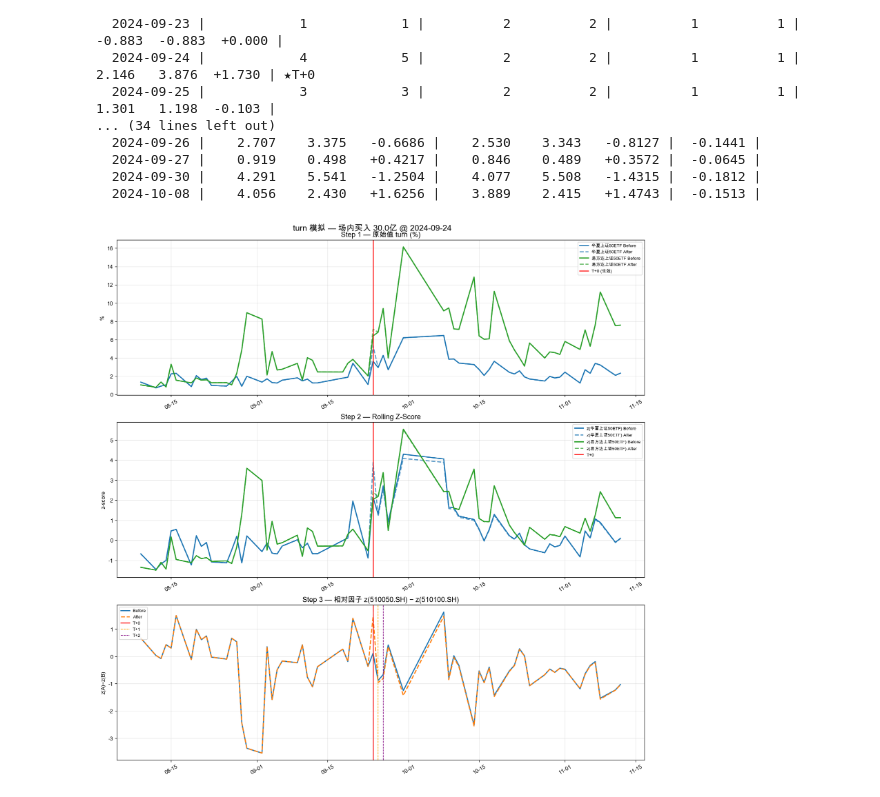
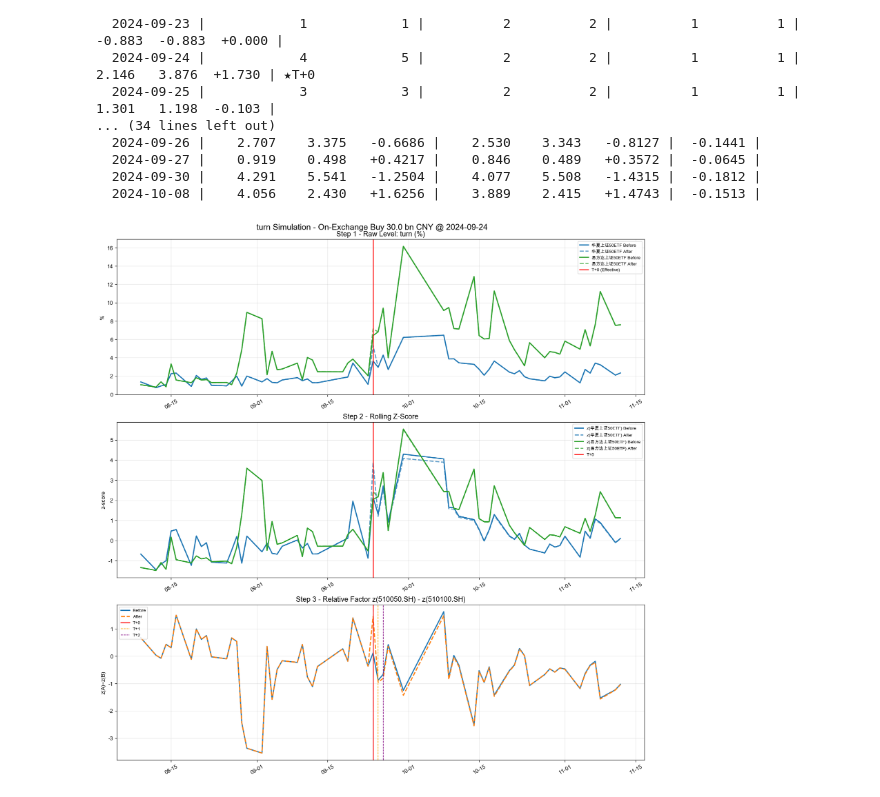
Before and after one commit to JacobZhangIV/Cross-ETF-Policy-Intervention-Signal, a Jupyter notebook: factor_rational_app/09_turn.ipynb, the cells around one changed output. Saved outputs shown, nothing was run; the diff lists cells and outputs as text; code cells hidden in the pictures.

```diff
--- a/factor_rational_app/09_turn.ipynb
+++ b/factor_rational_app/09_turn.ipynb
@@ -193,27 +193,27 @@ print_detail(df_orig, df_mod, z_before, z_after,
 # %%
 import pandas as pd
 fig, axes = plt.subplots(3, 1, figsize=(14, 14), constrained_layout=True)
 
 for code, label, c in [(CODE_A, NAME_A, '#1f77b4'), (CODE_B, NAME_B, '#2ca02c')]:
     axes[0].plot(dates, pd.to_numeric(df_orig.loc[mask, code], errors='coerce').tolist(), label=f'{label} Before', color=c, lw=2)
     axes[0].plot(dates, pd.to_numeric(df_mod.loc[mask, code], errors='coerce').tolist(), label=f'{label} After', color=c, lw=2, ls='--', alpha=0.7)
-axes[0].axvline(sim_date, color='red', lw=1.5, label='T+0 (生效)')
-axes[0].set_title(f'Step 1 — 原始值 turn ({UNIT})', fontsize=13)
+axes[0].axvline(sim_date, color='red', lw=1.5, label='T+0 (Effective)')
+axes[0].set_title(f'Step 1 - Raw Level: turn ({UNIT})', fontsize=13)
 axes[0].set_ylabel(UNIT); axes[0].legend(fontsize=8); axes[0].grid(alpha=0.3)
 axes[0].xaxis.set_major_formatter(mdates.DateFormatter('%m-%d')); axes[0].tick_params(axis='x', rotation=30)
 
 for code, label, c in [(CODE_A, NAME_A, '#1f77b4'), (CODE_B, NAME_B, '#2ca02c')]:
     axes[1].plot(dates, z_before.loc[mask, code].tolist(), label=f'z({label}) Before', color=c, lw=2)
     axes[1].plot(dates, z_after.loc[mask, code].tolist(), label=f'z({label}) After', color=c, lw=2, ls='--', alpha=0.7)
 axes[1].axvline(sim_date, color='red', lw=1.5, label='T+0')
-axes[1].set_title('Step 2 — Rolling Z-Score', fontsize=13)
+axes[1].set_title('Step 2 - Rolling Z-Score', fontsize=13)
 axes[1].set_ylabel('z-score'); axes[1].legend(fontsize=8); axes[1].grid(alpha=0.3)
 axes[1].xaxis.set_major_formatter(mdates.DateFormatter('%m-%d')); axes[1].tick_params(axis='x', rotation=30)
 
 plot_ba(axes[2], dates, rel_before[mask].tolist(), rel_after[mask].tolist(),
-        f'Step 3 — 相对因子 z({CODE_A}) − z({CODE_B})', 'z(A)−z(B)', sim_date, t1, t2)
+        f'Step 3 - Relative Factor z({CODE_A}) - z({CODE_B})', 'z(A)−z(B)', sim_date, t1, t2)
 
-plt.suptitle(f'turn 模拟 — 场内买入 {BUY_ON_EXCHANGE}亿 @ {SIM_DATE}', fontsize=15, y=1.01)
+plt.suptitle(f'turn Simulation - On-Exchange Buy {BUY_ON_EXCHANGE} bn CNY @ {SIM_DATE}', fontsize=15, y=1.01)
 plt.show()
 # %% [output]
-[figure, old version]
+[figure, new version]
```
Also changed, not shown: 58 other files.
